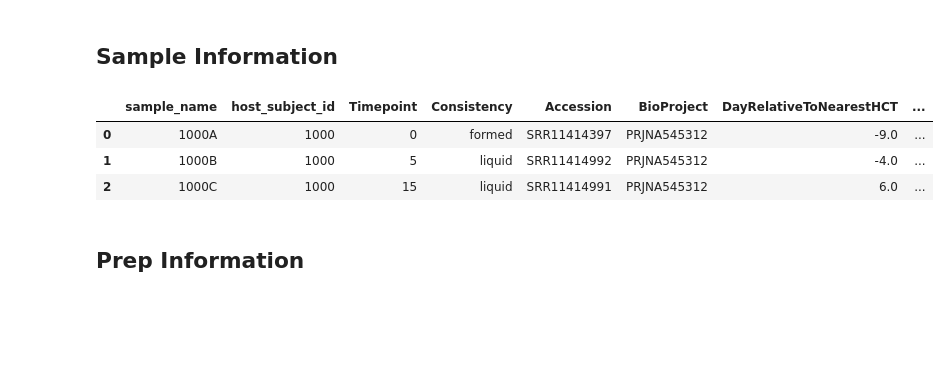
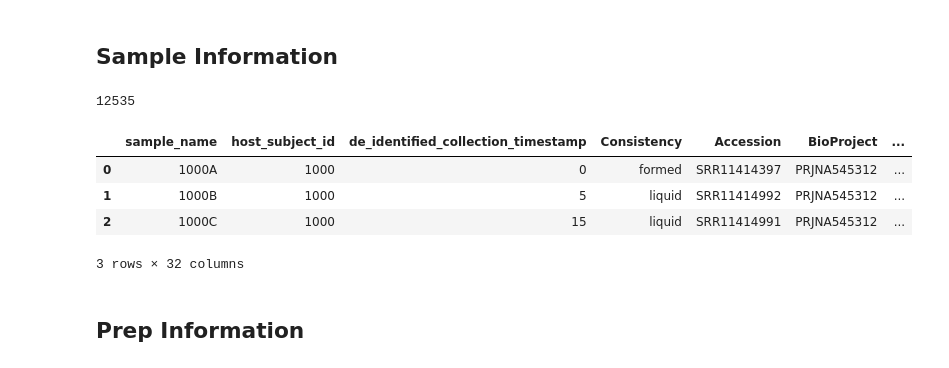
Before and after one commit to cguccione/Liao_Cancer_Qiita, a Jupyter notebook: Qiita_meta_create.ipynb, the cells around one changed output. Cells and saved outputs as stored; diff of their text form; code cells hidden in the pictures; blank space fills up the shorter version.

```diff
--- a/Qiita_meta_create.ipynb
+++ b/Qiita_meta_create.ipynb
@@ -36,6 +17,7 @@ import random
 # %%
 fn_path = '22_07_13_QiitaCancer_Liao_filenames.txt'
 meta_path = 'tblASVsamples_06222022.csv'
+fmt_path = 'tblFMT.csv'
 # %% [markdown]
 ### Convert into list/df
 # %%
@@ -55,3 +50,8 @@ meta[:3]
 | 0 | 1000A | 1000 | 0 | formed | SRR11414397 | PRJNA545312 | -9.0 | ... |
 | 1 | 1000B | 1000 | 5 | liquid | SRR11414992 | PRJNA545312 | -4.0 | ... |
 | 2 | 1000C | 1000 | 15 | liquid | SRR11414991 | PRJNA545312 | 6.0 | ... |
+# %%
+#FMT (Fecal Matter Transfer) Data
+fmt_meta = pd.read_csv(fmt_path)
+fmt_meta.rename(columns = {'PatientID':'host_subject_id'}, inplace = True)
+fmt_meta[:3]
@@ -60,33 +65,55 @@ meta[:3]
 # %%
 s = meta.copy()
 
 #sample_name
 s.rename(columns = {'SampleID':'sample_name'}, inplace = True)
 
 #host_subject_id
 s.rename(columns = {'PatientID':'host_subject_id'}, inplace = True)
 
+#sample_type
+s["sample_type"] = 'stool'
+
 #taxon_id and scientific_name
-s["taxon_id"] = 256318
-s["scientific_name"] = 'metagenome'
+s["taxon_id"] = 408170
+s["scientific_name"] = 'human-gut-metagenome'
 
 #env
 s["env_biome"] = 'urban biome'
 s["env_feature"] = 'human-associated habitat'
 s["env_material"] = 'feces'
 s["env_package"] = 'human-gut'
 
+#elevation/latitude/longitude of sampling site
+s["elevation"] = 37
+s["latitude"] = '40.764'
+s["longitude"] = '-73.957'
+
+#physical_specimen_location
+s["physical_specimen_location"] = 'Molecular Microbiology Facility (MMF)'
+
+#collection_timestamp
+s.rename(columns = {'Timepoint':'de_identified_collection_timestamp'}, inplace = True)
+
 #empo
 s["empo_1"] = 'Host-associated'
-s["empo_2"] = 'Animal-associated'
+s["empo_2"] = 'Animal'
 s["empo_3"] = 'Animal distal gut'
 
+#host_common_name
+s["host_common_name"] = 'human'
+
+#Add additional metadata for select FMT patients
+s = pd.merge(left=s, right=fmt_meta, how='left', left_on='host_subject_id', right_on='host_subject_id')
+print(len(s))
 s[:3]
 # %% [output]
+12535
-|  | sample_name | host_subject_id | Timepoint | Consistency | Accession | BioProject | DayRelativeToNearestHCT | ... |
-| 0 | 1000A | 1000 | 0 | formed | SRR11414397 | PRJNA545312 | -9.0 | ... |
-| 1 | 1000B | 1000 | 5 | liquid | SRR11414992 | PRJNA545312 | -4.0 | ... |
-| 2 | 1000C | 1000 | 15 | liquid | SRR11414991 | PRJNA545312 | 6.0 | ... |
+|  | sample_name | host_subject_id | de_identified_collection_timestamp | Consistency | Accession | BioProject | ... |
+| 0 | 1000A | 1000 | 0 | formed | SRR11414397 | PRJNA545312 | ... |
+| 1 | 1000B | 1000 | 5 | liquid | SRR11414992 | PRJNA545312 | ... |
+| 2 | 1000C | 1000 | 15 | liquid | SRR11414991 | PRJNA545312 | ... |
+3 rows × 32 columns
 # %% [markdown]
 ## Prep Information
 # %%
```
Also changed, not shown: parts of 16 cells of this notebook, 50 other files.
